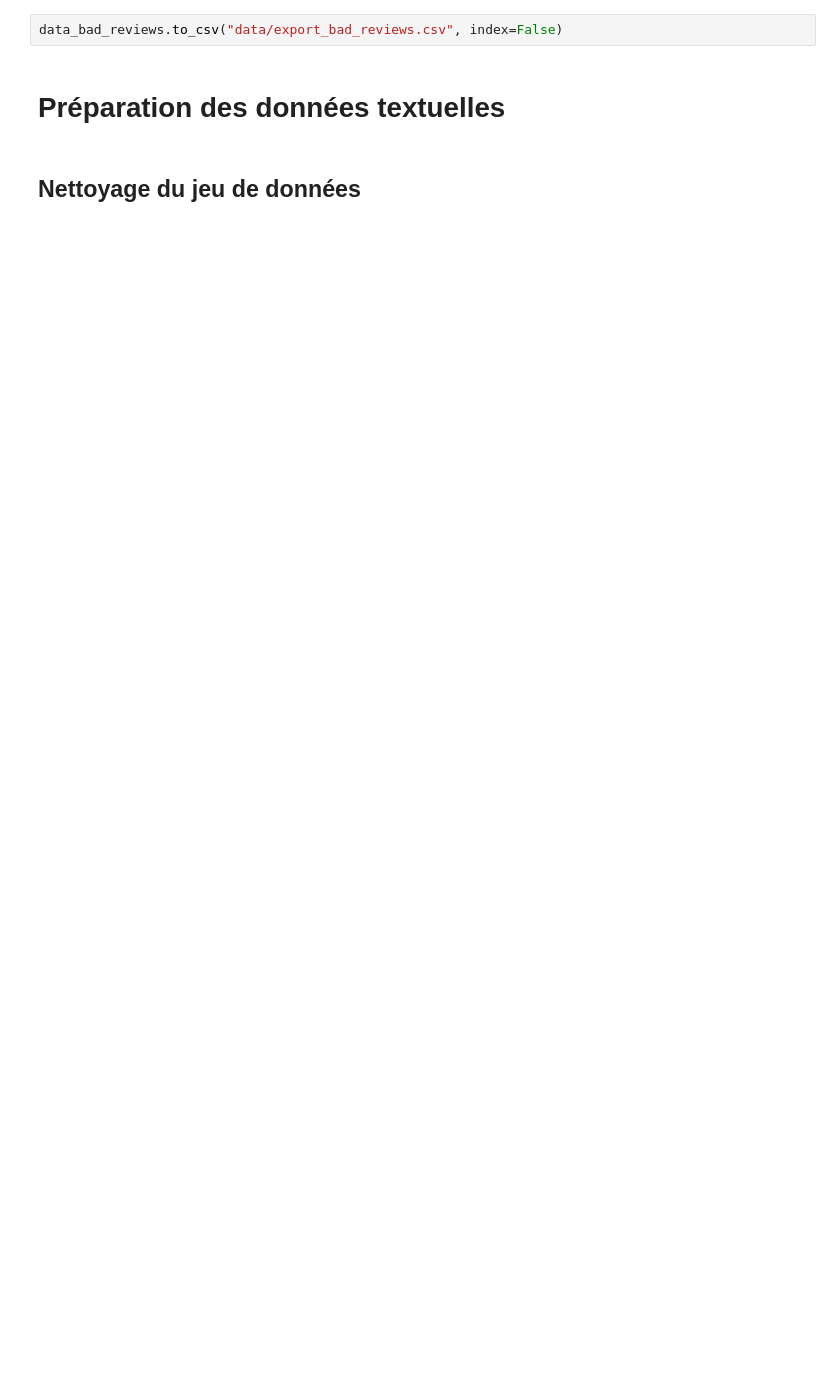
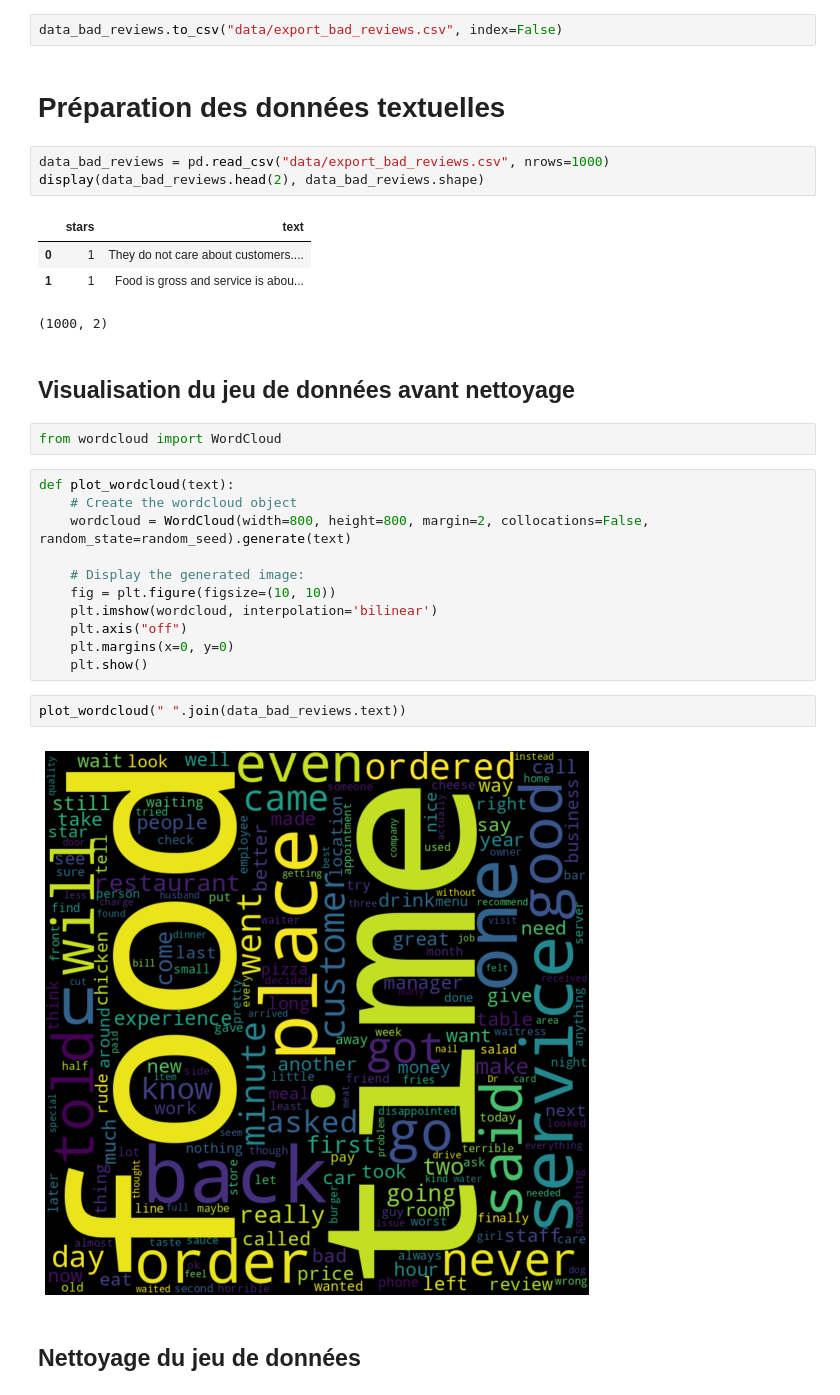
Before and after one commit to Valkea/OC_AI_06, a Jupyter notebook: 01_EDA.ipynb, the cells around one changed output. Drawn from its saved outputs; the diff is of its cells as text; blank space fills up the shorter version.

```diff
--- a/01_EDA.ipynb
+++ b/01_EDA.ipynb
@@ -204,5 +167,32 @@ plot_bars(select.T, "Distribution (en %) des notes de 'bad' reviews", y_label="F
 data_bad_reviews.to_csv("data/export_bad_reviews.csv", index=False)
 # %% [markdown]
 # Préparation des données textuelles
+# %%
+data_bad_reviews = pd.read_csv("data/export_bad_reviews.csv", nrows=1000)
+display(data_bad_reviews.head(2), data_bad_reviews.shape)
+# %% [output]
+|  | stars | text |
+| 0 | 1 | They do not care about customers.... |
+| 1 | 1 | Food is gross and service is abou... |
+(1000, 2)
+# %% [markdown]
+## Visualisation du jeu de données avant nettoyage
+# %%
+from wordcloud import WordCloud
+# %%
+def plot_wordcloud(text):
+    # Create the wordcloud object
+    wordcloud = WordCloud(width=800, height=800, margin=2, collocations=False, random_state=random_seed).generate(text)
+
+    # Display the generated image:
+    fig = plt.figure(figsize=(10, 10))
+    plt.imshow(wordcloud, interpolation='bilinear')
+    plt.axis("off")
+    plt.margins(x=0, y=0)
+    plt.show()
+# %%
+plot_wordcloud(" ".join(data_bad_reviews.text))
+# %% [output]
+[figure, added]
 # %% [markdown]
 ## Nettoyage du jeu de données
```
Also changed, not shown: parts of 84 cells of this notebook.
